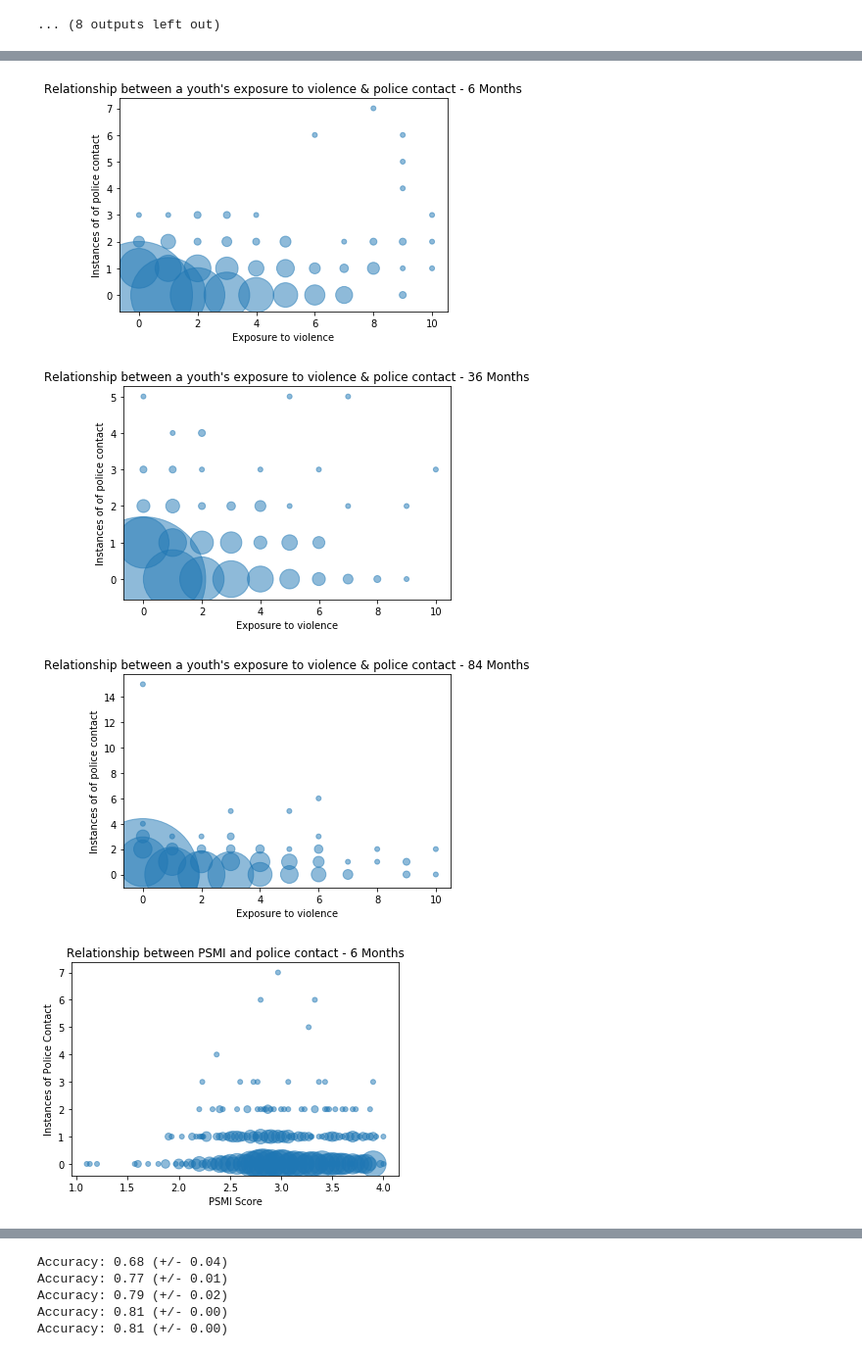
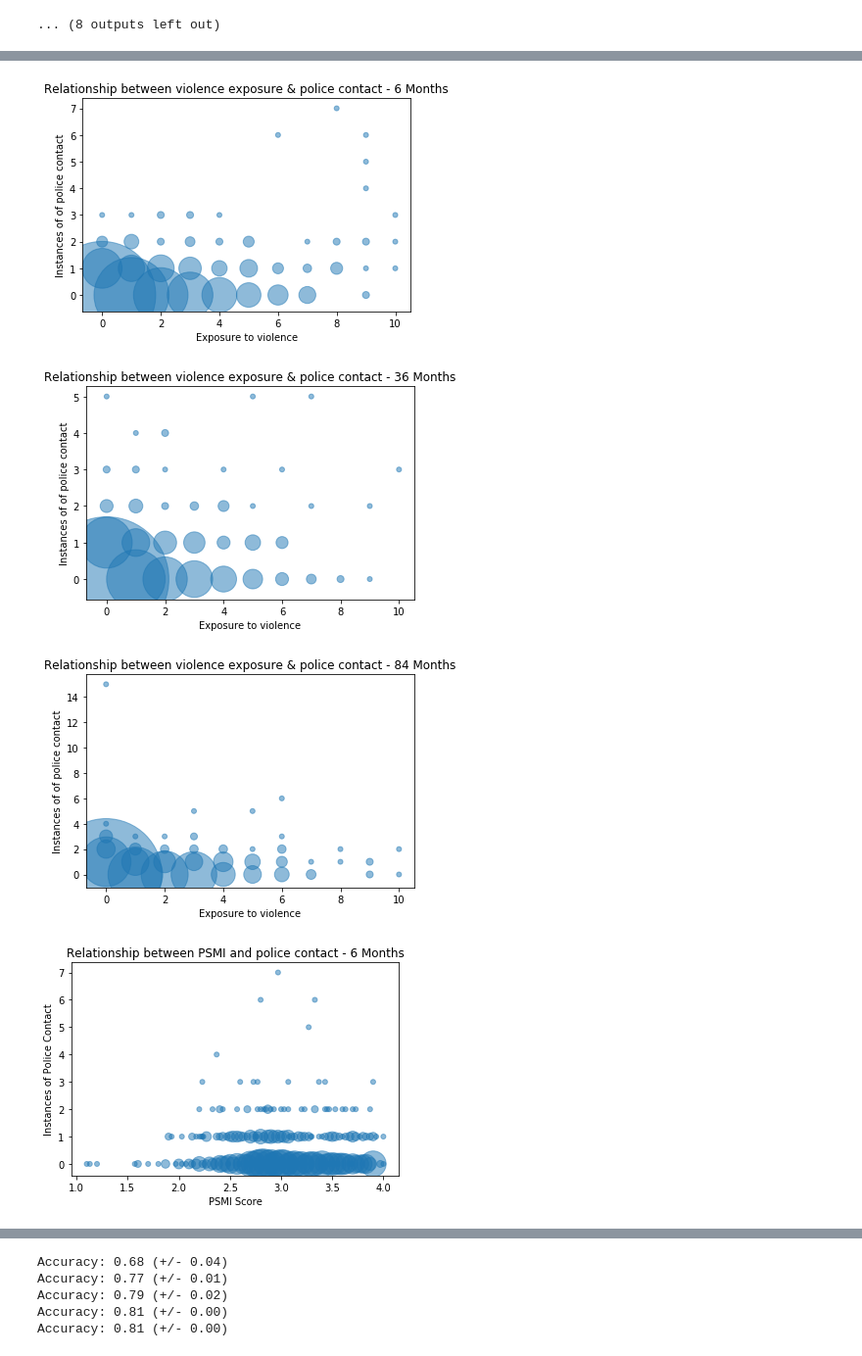
Before and after one commit to rechnikov/ppol-670-cl1190, a Jupyter notebook: ResearchMemoCode.ipynb, the cells around one changed output, grey strips where cells are left out. Shown at 98% size. Drawn from its saved outputs; the diff is of its cells as text; code cells hidden in the pictures.

```diff
--- a/ResearchMemoCode.ipynb
+++ b/ResearchMemoCode.ipynb
@@ -172,40 +179,40 @@ def bubbleplot(df, variable1, variable2, xlabel, ylabel, title, output):
     y_vals = []
     bsize = []
     for i in variable1.unique():
         for j in variable2.unique():
             bubblesize = len(df[(variable1 == i) & (variable2 == j)])
             count += bubblesize
             x_vals.append(i)
             y_vals.append(j)
             bsize.append(bubblesize)
     ctbsize = Counter(bsize)
     ctbsize = dict(ctbsize)
     ctbsize = pd.DataFrame.from_dict(ctbsize, orient = 'index').reset_index()
     ctbsize = ctbsize.sort_values(by=['index'])
     ctbsize.to_csv('Bubble Frequencies' + output + '.csv')
     bsizescale = [n*25 for n in bsize]
     fig = plt.figure()
     plt.scatter(x_vals, y_vals, s=bsizescale, alpha=0.5)
     plt.xlabel(xlabel)
     plt.ylabel(ylabel)
     plt.title(title)
-    fig.savefig(output + '.png')
+    fig.savefig('bplot' + output + '.png')
     plt.show()
 
 # Bubbleplots testing for correlation between exposure to violence & police contact
-bubbleplot(Allmonth, Allmonth.S1EXPTOT, Allmonth.S1PROJUS_PJPNUM, "Exposure to violence", "Instances of of police contact", "Relationship between a youth's exposure to violence & police contact - 6 Months", "EXPTOTS1")
-bubbleplot(Allmonth, Allmonth.S6EXPTOT, Allmonth.S6PROJUS_PJPNUM, "Exposure to violence", "Instances of of police contact", "Relationship between a youth's exposure to violence & police contact - 36 Months", "EXPTOTS6")
-bubbleplot(Allmonth, Allmonth.SAEXPTOT, Allmonth.SAPROJUS_PJPNUM, "Exposure to violence", "Instances of of police contact", "Relationship between a youth's exposure to violence & police contact - 84 Months", "EXPTOTSA")
+bubbleplot(Allmonth, Allmonth.S1EXPTOT, Allmonth.S1PROJUS_PJPNUM, "Exposure to violence", "Instances of of police contact", "Relationship between violence exposure & police contact - 6 Months", "EXPTOTS1")
+bubbleplot(Allmonth, Allmonth.S6EXPTOT, Allmonth.S6PROJUS_PJPNUM, "Exposure to violence", "Instances of of police contact", "Relationship between violence exposure & police contact - 36 Months", "EXPTOTS6")
+bubbleplot(Allmonth, Allmonth.SAEXPTOT, Allmonth.SAPROJUS_PJPNUM, "Exposure to violence", "Instances of of police contact", "Relationship between violence exposure & police contact - 84 Months", "EXPTOTSA")
 
 
 # Bubbleplots testing for correlation between PSMI and police contact
 bubbleplot(Allmonth, Allmonth.S1PSMI, Allmonth.S1PROJUS_PJPNUM, "PSMI Score", "Instances of Police Contact", "Relationship between PSMI and police contact - 6 Months", "PSMIS1")
 bubbleplot(Allmonth, Allmonth.S6PSMI, Allmonth.S6PROJUS_PJPNUM, "PSMI Score", "Instances of Police Contact", "Relationship between PSMI and police contact - 36 Months", "PSMIS6")
 bubbleplot(Allmonth, Allmonth.SAPSMI, Allmonth.SAPROJUS_PJPNUM, "PSMI Score", "Instances of Police Contact", "Relationship between PSMI and police contact - 84 Months", "PSMISA")
 # %% [output]
-[figure, old version]
+[figure, new version]
-[figure, old version]
+[figure, new version]
-[figure, old version]
+[figure, new version]
 [figure]
 [figure]
 [figure]
```
Also changed, not shown: parts of 9 cells of this notebook.
